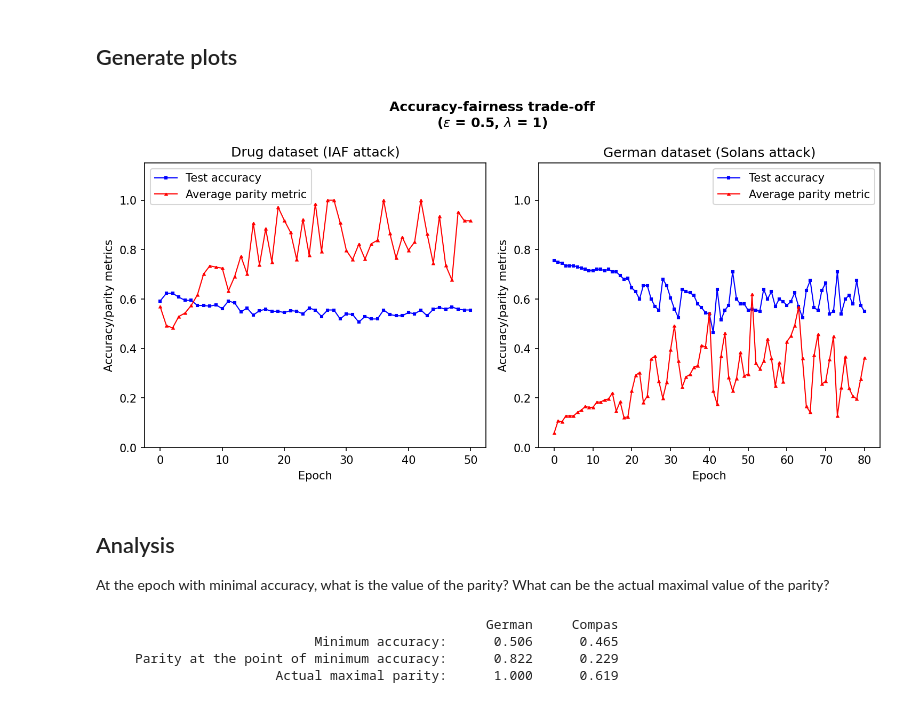
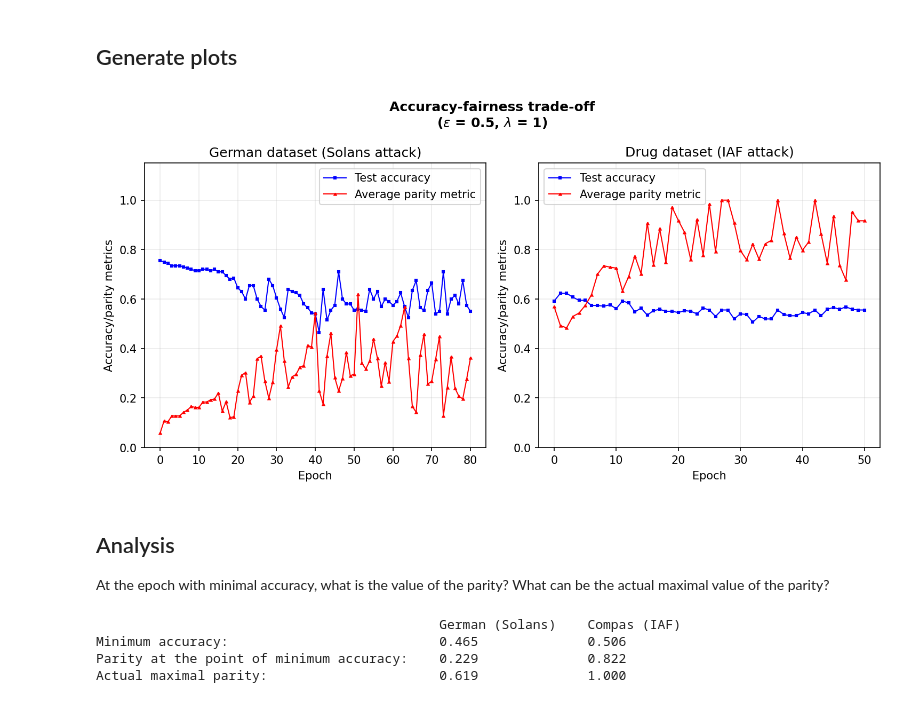
Before and after one commit to imandrealombardo/FACT-AI, a Jupyter notebook: Fairness_attack/Results_notebook.ipynb, the cells around one changed output. Drawn from its saved outputs; the diff is of its cells as text; code cells hidden in the pictures.

```diff
--- a/Fairness_attack/Results_notebook.ipynb
+++ b/Fairness_attack/Results_notebook.ipynb
@@ -337,40 +337,40 @@ compas_json_folder = os.path.join(main_folder, 'compas', 'influence_data')
 drug_json_folder   = os.path.join(main_folder, 'drug',   'influence_data')
 
 # Accuracy/Parity tradeoff depending on the epoch, for Accuracy based stopper, Solans attack, COMPAS dataset
-f_german_solans = open(os.path.join(drug_json_folder, 'drug_IAF_0.5_1.0_Accuracy-checkpoint.json'))
-german_solans = json.load(f_german_solans)
+f_drug_iaf = open(os.path.join(drug_json_folder, 'drug_IAF_0.5_1.0_Accuracy-checkpoint.json'))
+drug_iaf = json.load(f_drug_iaf)
 
 # Accuracy/Parity tradeoff depending on the epoch, for Parity based stopper, Solans attack, COMPAS dataset
-f_compas_solans = open(os.path.join(german_json_folder, 'german_Solans_0.5_1.0_Parity-checkpoint.json'))
-compas_solans = json.load(f_compas_solans)
+f_german_solans = open(os.path.join(german_json_folder, 'german_Solans_0.5_1.0_Parity-checkpoint.json'))
+german_solans = json.load(f_german_solans)
 # %% [markdown]
 ## Generate plots
 # %%
 # First plot
 fig, axs = plt.subplots(1, 2, figsize=(10,5), dpi=150)
-axs[0].set_title('Drug dataset (IAF attack)')
+axs[0].set_title('German dataset (Solans attack)')
 axs[0].set_xlabel('Epoch')
 axs[0].set_ylabel('Accuracy/parity metrics')
 axs[0].plot(german_solans['Accuracies'], label='Test accuracy', color = 'b', linewidth = 1, ms = 1.5, marker = 's')
 axs[0].plot(german_solans['Average_Parities'], label='Average parity metric', color = 'r', linewidth = 1, ms = 2, marker = '^')
 axs[0].set_ylim([0, 1.15])
-#axs[0].set_xlim([-2, 64])
+axs[0].grid(alpha=0.25)
 axs[0].legend()
 
 # Second plot
-axs[1].set_title('German dataset (Solans attack)')
+axs[1].set_title('Drug dataset (IAF attack)')
 axs[1].set_xlabel('Epoch')
 axs[1].set_ylabel('Accuracy/parity metrics')
-axs[1].plot(compas_solans['Accuracies'], label='Test accuracy', color = 'b', linewidth = 1, ms = 1.5, marker = 's')
-axs[1].plot(compas_solans['Average_Parities'], label='Average parity metric', color = 'r', linewidth = 1, ms = 2, marker = '^')
+axs[1].plot(drug_iaf['Accuracies'], label='Test accuracy', color = 'b', linewidth = 1, ms = 1.5, marker = 's')
+axs[1].plot(drug_iaf['Average_Parities'], label='Average parity metric', color = 'r', linewidth = 1, ms = 2, marker = '^')
 axs[1].set_ylim([0, 1.15])
-
+axs[1].grid(alpha=0.25)
 axs[1].legend()
 
 fig.suptitle('Accuracy-fairness trade-off\n($\epsilon$ = 0.5, $\lambda$ = 1)', fontweight = 'bold')
 fig.tight_layout()
 # %% [output]
-[figure, old version]
+[figure, new version]
 # %% [markdown]
 ## Analysis
 At the epoch with minimal accuracy, what is the value of the parity? What can be the actual maximal value of the parity?
@@ -379,16 +379,16 @@ At the epoch with minimal accuracy, what is the value of the parity? What can be
 min_acc_idx_german = int(np.where(german_solans['Accuracies']==np.min(german_solans['Accuracies']))[0])
 parity_at_min_acc_german = german_solans['Average_Parities'][min_acc_idx_german]
 # -- Get relevant stats of the run with the compas dataset
-min_acc_idx_compas = int(np.where(compas_solans['Accuracies']==np.min(compas_solans['Accuracies']))[0])
-parity_at_min_acc_compas = compas_solans['Average_Parities'][min_acc_idx_compas]
+min_acc_idx_drug = int(np.where(drug_iaf['Accuracies']==np.min(drug_iaf['Accuracies']))[0])
+parity_at_min_acc_drug = drug_iaf['Average_Parities'][min_acc_idx_drug]
 
 # Print info
-print("{:>45} {:>10} {:>10}".format(" ", "German", "Compas"))
-print("{:>45} {:>10.3f} {:>10.3f}".format("Minimum accuracy:", np.min(german_solans['Accuracies']), np.min(compas_solans['Accuracies'])))
-print("{:>45} {:>10.3f} {:>10.3f}".format("Parity at the point of minimum accuracy:", parity_at_min_acc_german, parity_at_min_acc_compas))
-print("{:>45} {:>10.3f} {:>10.3f}".format("Actual maximal parity:", np.max(german_solans['Average_Parities']), np.max(compas_solans['Average_Parities'])))
+print("{:<43} {:<18} {:<16}".format(" ", "German (Solans)", "Compas (IAF)"))
+print("{:<43} {:<18.3f} {:<16.3f}".format("Minimum accuracy:", np.min(german_solans['Accuracies']), np.min(drug_iaf['Accuracies'])))
+print("{:<43} {:<18.3f} {:<16.3f}".format("Parity at the point of minimum accuracy:", parity_at_min_acc_german, parity_at_min_acc_drug))
+print("{:<43} {:<18.3f} {:<16.3f}".format("Actual maximal parity:", np.max(german_solans['Average_Parities']), np.max(drug_iaf['Average_Parities'])))
 # %% [output]
-                                                  German     Compas
-                            Minimum accuracy:      0.506      0.465
-     Parity at the point of minimum accuracy:      0.822      0.229
-                       Actual maximal parity:      1.000      0.619
+                                            German (Solans)    Compas (IAF)
+Minimum accuracy:                           0.465              0.506
+Parity at the point of minimum accuracy:    0.229              0.822
+Actual maximal parity:                      0.619              1.000
```
Also changed, not shown: parts of 1 cell of this notebook.
